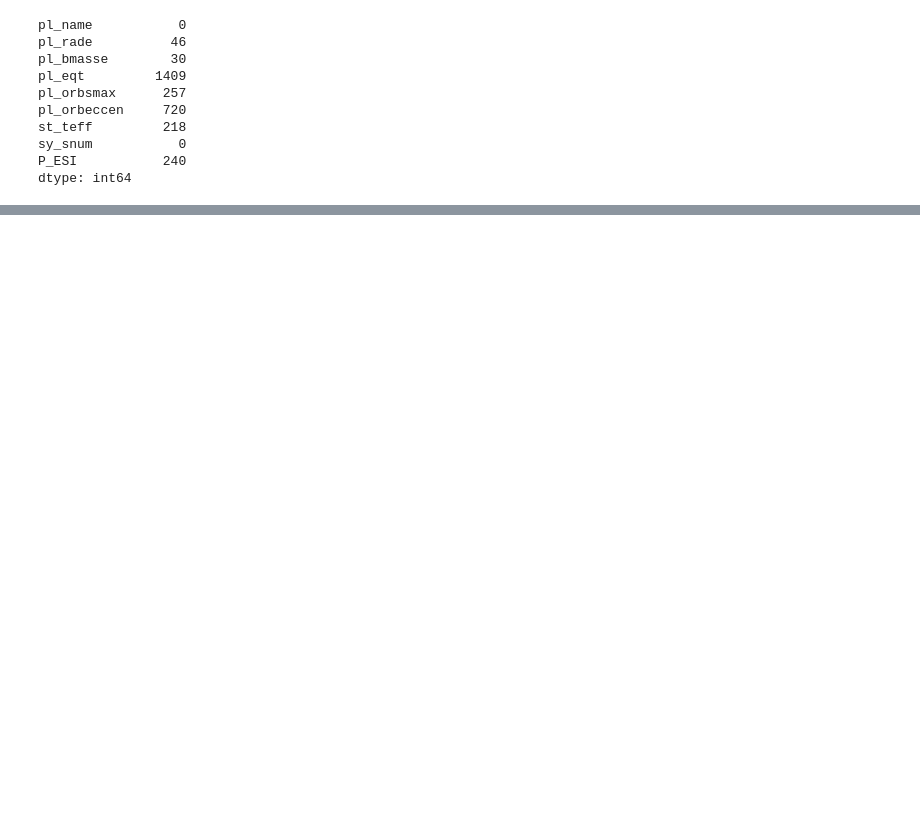
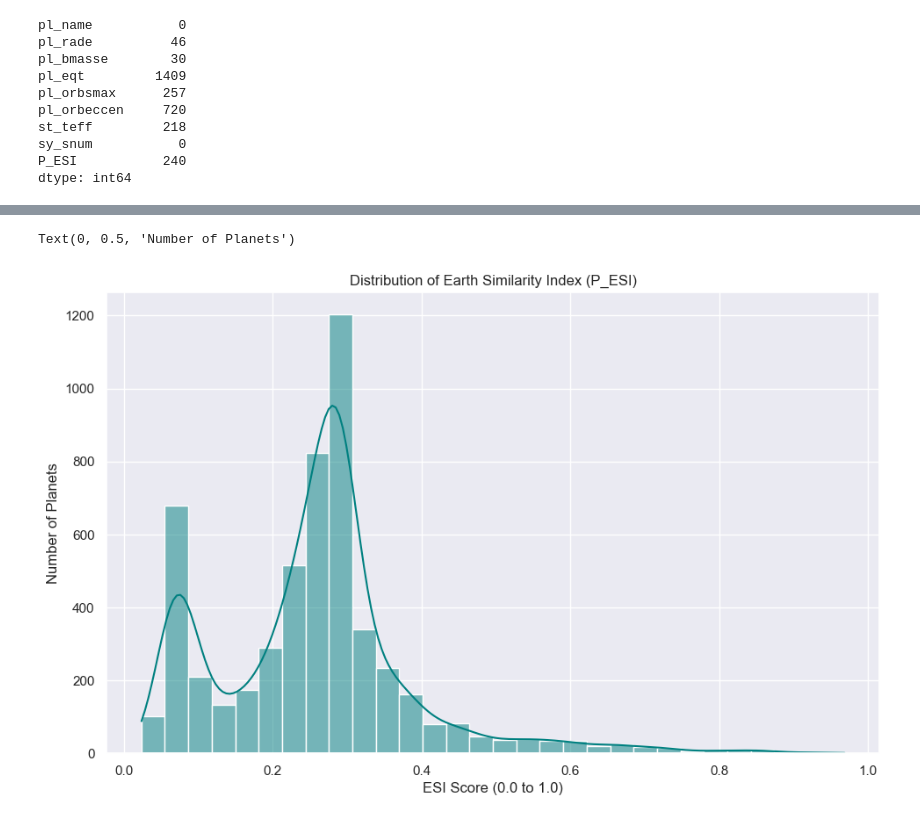
Before and after one commit to Astrowalid/exohabx, a Jupyter notebook: exoplanet.ipynb, the cells around one changed output, grey strips where cells are left out. Saved outputs shown, nothing was run; the diff lists cells and outputs as text; code cells hidden in the pictures; blank space fills up the shorter version.

```diff
--- a/exoplanet.ipynb
+++ b/exoplanet.ipynb
@@ -97,3 +133,6 @@ st_teff         218
 sy_snum           0
 P_ESI           240
 dtype: int64
+# %%
+final_df = final_df.dropna(subset=[target]).reset_index(drop=True)
+final_df.shape
@@ -99,0 +141,9 @@ dtype: int64
+# %%
+X_features = final_df[features]
+scaler = StandardScaler()
+X_scaled = scaler.fit_transform(X_features)
+# %%
+imputer = KNNImputer(n_neighbors=5)
+X_imputed_scaled = imputer.fit_transform(X_scaled)
+X_imputed = scaler.inverse_transform(X_imputed_scaled)
+final_df[features] = X_imputed
@@ -99,0 +180,13 @@ dtype: int64
+# %%
+sns.set_theme(style="darkgrid")
+plt.rcParams['figure.figsize'] = (25, 15)
+# %%
+# 1. Distribution of the Target (P_ESI)
+plt.subplot(2, 2, 1)
+sns.histplot(final_df['P_ESI'], bins=30, kde=True, color='teal')
+plt.title('Distribution of Earth Similarity Index (P_ESI)')
+plt.xlabel('ESI Score (0.0 to 1.0)')
+plt.ylabel('Number of Planets')
+# %% [output]
+Text(0, 0.5, 'Number of Planets')
+[figure, added]
```
Also changed, not shown: parts of 24 cells of this notebook.
